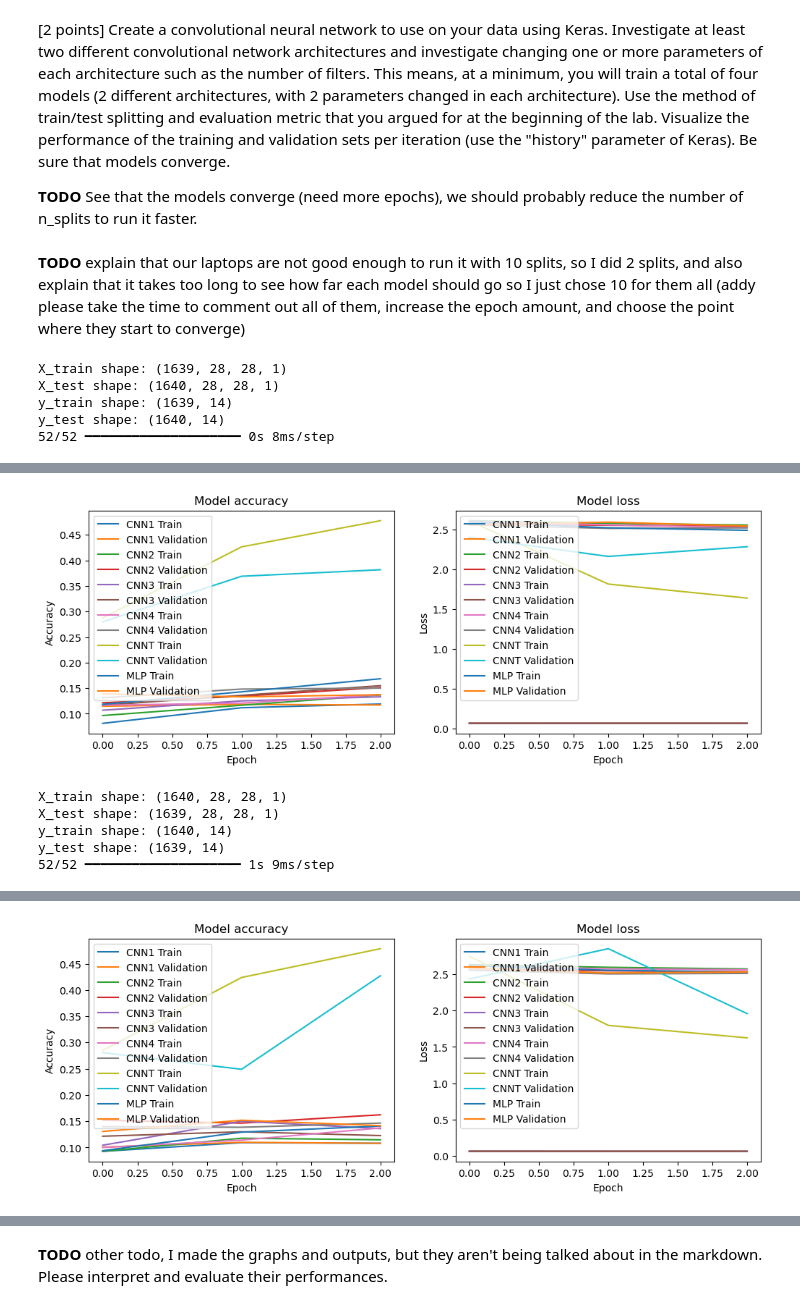
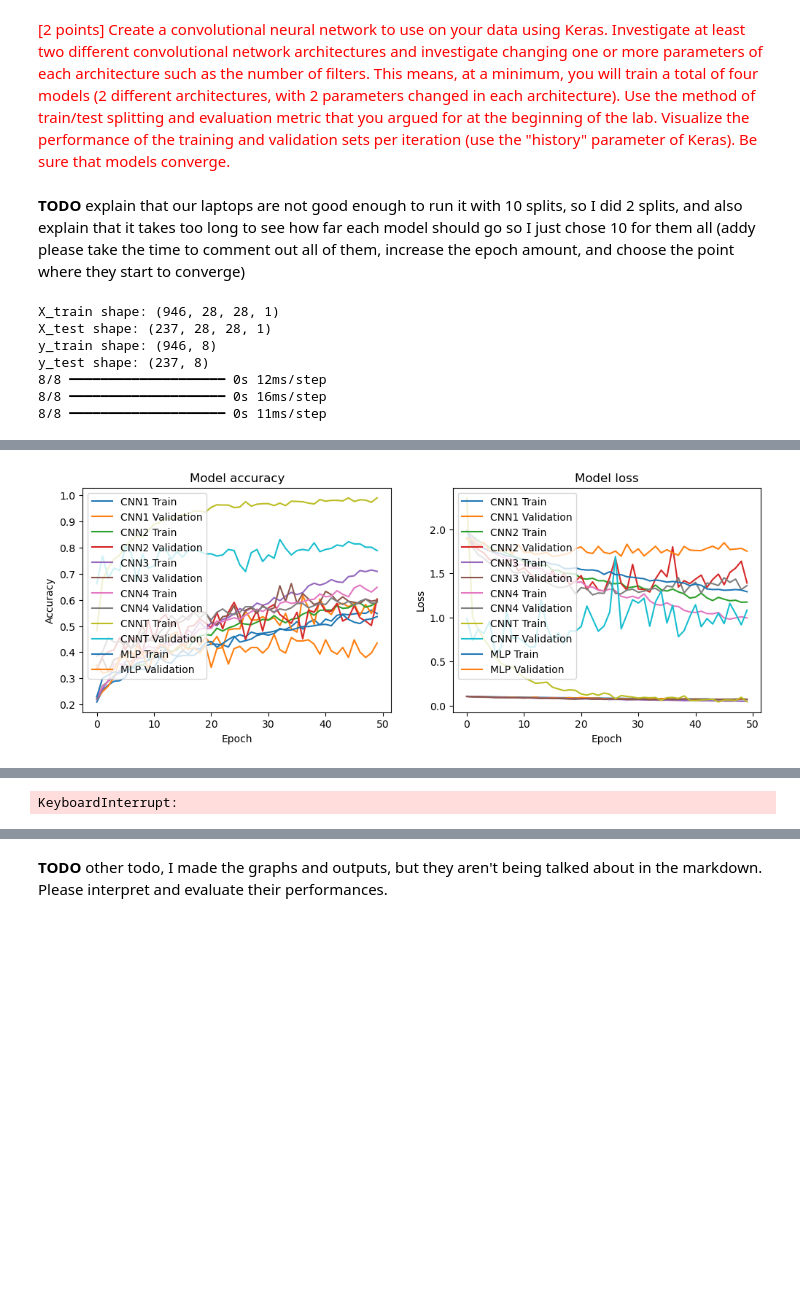
Before and after one commit to ephraim888sun/CNN, a Jupyter notebook: lab6Jadon.ipynb, the cells around one changed output, grey strips where cells are left out. Cells and saved outputs as stored; diff of their text form; code cells hidden in the pictures; blank space fills up the shorter version.

```diff
--- a/lab6Jadon.ipynb
+++ b/lab6Jadon.ipynb
@@ -274,8 +343,6 @@ def createCNN4():
     return cnn4
 # %% [markdown]
-[2 points] Create a convolutional neural network to use on your data using Keras. Investigate at least two different convolutional network architectures and investigate changing one or more parameters of each architecture such as the number of filters. This means, at a  minimum, you will train a total of four models (2 different architectures, with 2 parameters changed in each architecture). Use the method of train/test splitting and evaluation metric that you argued for at the beginning of the lab. Visualize the performance of the training and validation sets per iteration (use the "history" parameter of Keras). Be sure that models converge.
-
-__TODO__ See that the models converge (need more epochs), we should probably reduce the number of n_splits to run it faster.
+<span style="color:red">[2 points] Create a convolutional neural network to use on your data using Keras. Investigate at least two different convolutional network architectures and investigate changing one or more parameters of each architecture such as the number of filters. This means, at a  minimum, you will train a total of four models (2 different architectures, with 2 parameters changed in each architecture). Use the method of train/test splitting and evaluation metric that you argued for at the beginning of the lab. Visualize the performance of the training and validation sets per iteration (use the "history" parameter of Keras). Be sure that models converge. <span>
 # %%
 import matplotlib.pyplot as plt
 
@@ -312,28 +379,24 @@ data_augmentation = Sequential([
         RandomFlip("horizontal"),
         RandomRotation(0.2),
 ])
+
 # make a keras MLP
 def createMLP():
-        mlp = Sequential()
-        mlp.add(data_augmentation)
-        mlp.add( Flatten() )
-        mlp.add( Dense(input_dim=1, units=100, activation='relu') )
-        mlp.add( Dense(units=50, activation='relu') )
-        mlp.add( Dense(units=50, activation='relu') )
-        mlp.add( Dense(NUM_CLASSES) )
-        mlp.add( Activation('softmax') )
+    input_shape = (28, 28, 1)
+    mlp = Sequential()
+    mlp.add(Input(shape=input_shape))
+    mlp.add(data_augmentation)
+    mlp.add(Flatten())
+    mlp.add(Dense(units=100, activation='relu'))
+    mlp.add(Dense(units=50, activation='relu'))
+    mlp.add(Dense(units=50, activation='relu'))
+    mlp.add(Dense(NUM_CLASSES))
+    mlp.add(Activation('softmax'))
 
-        mlp.compile(loss='categorical_crossentropy',
+    mlp.compile(loss='categorical_crossentropy',
                 optimizer='rmsprop',
                 metrics=['accuracy', tf.keras.metrics.AUC(name='auc')])
-
-        input_shape = [None, 28,28,1]
-        mlp.build(input_shape)
-        return mlp
-
-        # mlp.fit(X_train, y_train_ohe,
-        #         batch_size=32, epochs=3,
-        #         shuffle=True, verbose=1)
+    return mlp
 # %%
 from tensorflow.keras.applications import MobileNet
 from tensorflow.keras.layers import GlobalAveragePooling2D
@@ -380,7 +442,7 @@ __TODO__ explain that our laptops are not good enough to run it with 10 splits,
 from sklearn.metrics import roc_auc_score
 
 # Stratified 10-fold cross-validation
-skf = StratifiedKFold(n_splits=2, shuffle=True, random_state=42)
+skf = StratifiedKFold(n_splits=5, shuffle=True, random_state=42)
 cnn1_accuracies = []
 cnn2_accuracies = []
 cnn3_accuracies = []
@@ -403,6 +465,7 @@ for train_index, test_index in skf.split(X, y):
 
     print('y_train shape:', y_train.shape)
     print('y_test shape:', y_test.shape)
+
     # Train and evaluate the first CNN
     cnn1 = createCNN1()
     history1 = cnn1.fit(X_train, y_train, batch_size=32, epochs=es, shuffle=True, verbose=0, validation_data=(X_test,y_test))
@@ -411,7 +474,6 @@ for train_index, test_index in skf.split(X, y):
     cnn1_auc_scores.append(roc_auc_score(y_test, y_pred_probs))  # Calculate the AUC score
 
     # cnn1_auc_scores.append(history1.history['val_auc'][-1])  # Extract AUC from history
-
 
     # Train and evaluate the second CNN
     cnn2 = createCNN2()
@@ -449,6 +511,7 @@ for train_index, test_index in skf.split(X, y):
     mlp_auc_scores.append(roc_auc_score(y_test, y_pred_probs))
     # mlp_auc_scores.append(history_mlp.history['val_auc'][-1])  # Extract AUC from history
 
+    # Train and evaluate the transfer learning CNN
     cnnT = TransferCNN()
     # Resize and convert images to RGB
     X_train_rgb = np.array([cv2.cvtColor(cv2.resize(img.astype('float32'), (128, 128)), cv2.COLOR_GRAY2RGB) for img in X_train])
@@ -467,14 +530,14 @@ for train_index, test_index in skf.split(X, y):
     # plot_histories([history1, history_mlp], ['CNN1', 'MLP'])
 
 
-
-
     # history = cnn1.fit(X_train, y_train, epochs=10, validation_data=(X_test, y_test))
 
     # score = cnn1.evaluate(X_test, y_test, verbose=0)
 # %% [output]
-X_train shape: (1639, 28, 28, 1)
-X_test shape: (1640, 28, 28, 1)
-y_train shape: (1639, 14)
-y_test shape: (1640, 14)
-52/52 ━━━━━━━━━━━━━━━━━━━━ 0s 8ms/step
+X_train shape: (946, 28, 28, 1)
+X_test shape: (237, 28, 28, 1)
+y_train shape: (946, 8)
+y_test shape: (237, 8)
+8/8 ━━━━━━━━━━━━━━━━━━━━ 0s 12ms/step
+8/8 ━━━━━━━━━━━━━━━━━━━━ 0s 16ms/step
+8/8 ━━━━━━━━━━━━━━━━━━━━ 0s 11ms/step
@@ -483,0 +547 @@ y_test shape: (1640, 14)
+[figure, new version]
@@ -486,6 +555 @@ y_test shape: (1640, 14)
-[figure, old version]
-X_train shape: (1640, 28, 28, 1)
-X_test shape: (1639, 28, 28, 1)
-y_train shape: (1640, 14)
-y_test shape: (1639, 14)
-52/52 ━━━━━━━━━━━━━━━━━━━━ 1s 9ms/step
+KeyboardInterrupt:
@@ -497 +555,0 @@ y_test shape: (1639, 14)
-[figure, removed]
```
Also changed, not shown: parts of 17 cells of this notebook.
